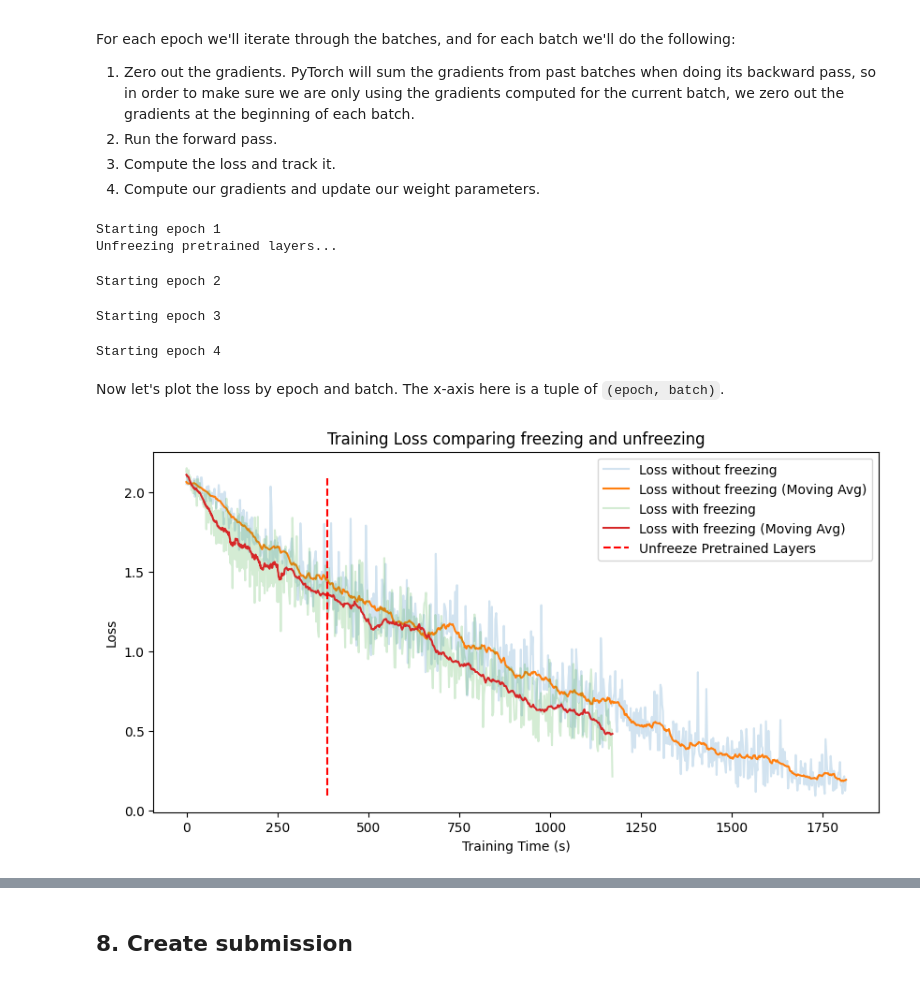
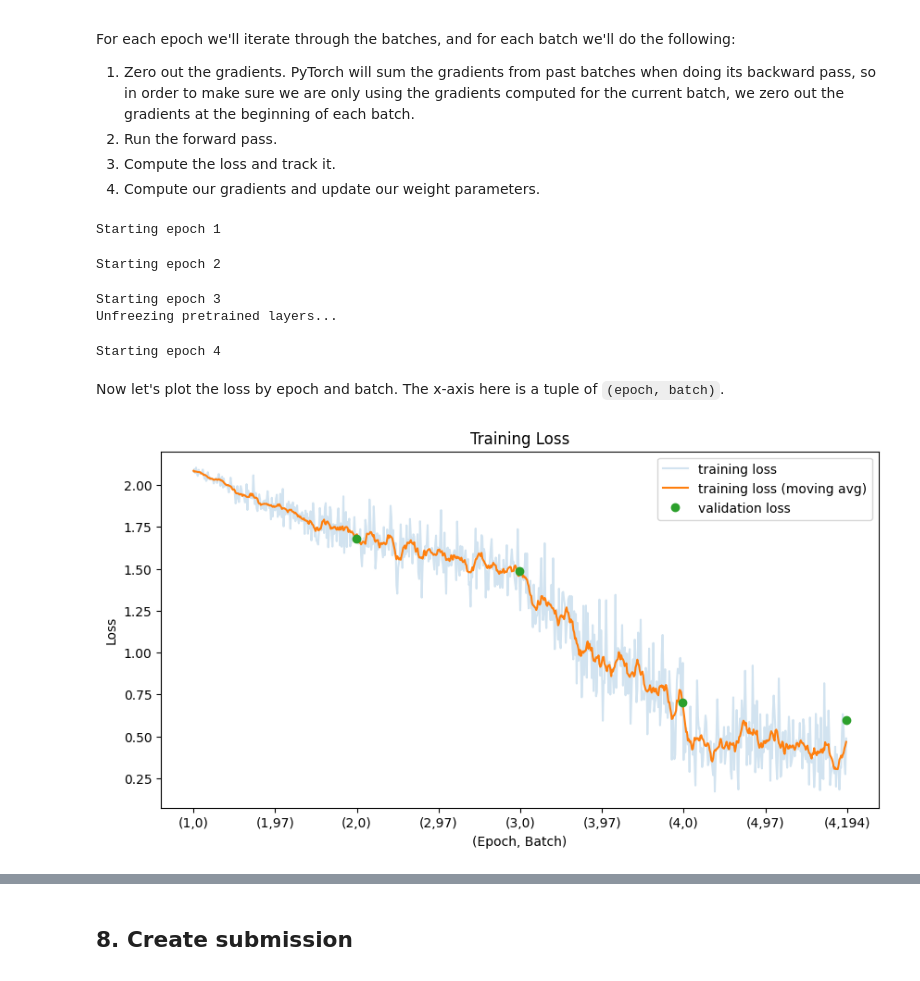
Before and after one commit to RicardoCLake/DL_project_-_Conser_vision, a Jupyter notebook: Ricardo/rick-01.ipynb, the cells around one changed output, grey strips where cells are left out. Cells and saved outputs as stored; diff of their text form; code cells hidden in the pictures.

```diff
--- a/Ricardo/rick-01.ipynb
+++ b/Ricardo/rick-01.ipynb
@@ -109,6 +111,6 @@ dtype: float64
 # %%
-calculate_x_y_histograms = False
-if calculate_x_y_histograms:
+CALCULATE_X_Y_HISTOGRAMS = False
+if CALCULATE_X_Y_HISTOGRAMS:
     import os
     from torchvision.io import read_image
     import matplotlib.pyplot as plt
@@ -242,4 +286,7 @@ Notice that we are also defining a set of **transformations**, which are defined
 from torch.utils.data import DataLoader
 
 train_dataset = ImagesDataset(x_train, y_train)
-train_dataloader = DataLoader(train_dataset, batch_size=32, num_workers=8)
+train_dataloader = DataLoader(train_dataset, batch_size=32, num_workers=8, shuffle=True)
+
+eval_dataset = ImagesDataset(x_eval, y_eval)
+eval_dataloader = DataLoader(eval_dataset, batch_size=32, num_workers=8)
@@ -280,13 +377,15 @@ Device: cuda
 Cross entropy loss (or log loss) is a commonly used loss function for multi-class (not multi-label) image classification. We'll use this to compute loss for each training batch and then update our parameters accordingly.
 # %%
 import torch.optim as optim
+from torch.optim.lr_scheduler import ExponentialLR
 
 # Loss function Definition
 criterion = nn.CrossEntropyLoss()
 
 # Optimizer definition
-def create_optimizer(model):
-    return optim.SGD(model.parameters(), lr=0.001, momentum=0.9)
+def create_optimizer(model, lr=0.0001):
+    optimizer = optim.Adam(model.parameters(), lr=lr, betas=(0.9, 0.999))
+    return optimizer
 
 optimizer = create_optimizer(model)
 # %% [markdown]
@@ -315,8 +414,10 @@ import playsound
 
 num_epochs = 4
 freeze_epochs = 2
+VALIDATE = True
 
 tracking_loss = {}
+validation_loss = {}
 
 # clear out the GPU memory cache
 torch.cuda.empty_cache()
@@ -354,6 +455,7 @@ for epoch in range(1, num_epochs + 1):
 
         # 3) compute the loss
         loss = criterion(outputs, batch["label"])
+        pbar.set_description(f"Loss: {loss.item():.4f}")
         # let's keep track of the loss by epoch and batch
         tracking_loss[(epoch, batch_n)] = float(loss)
 
@@ -365,49 +467,71 @@ for epoch in range(1, num_epochs + 1):
         # 5) clear out the GPU memory cache
         torch.cuda.empty_cache()
 
+    if VALIDATE:
+        ## Validation step, outside train mode, to avoid overfitting
+        model.eval()  # Set the model to evaluation mode
+        val_loss = 0.0  # Initialize validation loss
+
+        with torch.no_grad():  # Disable gradient calculation
+            for val_batch in eval_dataloader:
+                # Move the data to the GPU
+                val_batch["image"] = val_batch["image"].to(device)
+                val_batch["label"] = val_batch["label"].to(device)
+
+                # Forward pass
+                val_outputs = model(val_batch["image"])
+
+                # Compute validation loss
+                val_loss += criterion(val_outputs, val_batch["label"]).item()
+
+        # Store the average validation loss for this epoch
+        validation_loss[(epoch, len(train_dataloader)-1)] = val_loss / len(eval_dataloader)
+
+        # Switch back to training mode
+        model.train()
+
 
 playsound.playsound('notification.mp3')
 # %% [output]
 Starting epoch 1
-Unfreezing pretrained layers...
 Starting epoch 2
 Starting epoch 3
+Unfreezing pretrained layers...
 Starting epoch 4
 # %% [markdown]
 Now let's plot the loss by epoch and batch. The x-axis here is a tuple of `(epoch, batch)`.
 # %%
 # Choose X axis
-PLOT_X = "time" # "time" or "epoch"
+PLOT_X = "epoch" # "time" or "epoch"
 
 # Tracking loss
-#tracking_loss = pd.Series(tracking_loss)
-#tracking_loss.to_csv("tracking_loss.csv")
-tracking_loss = pd.read_csv("tracking_loss02.csv", index_col=[0, 1])
-freeze_epochs = 0
+tracking_loss = pd.Series(tracking_loss)
+tracking_loss.to_csv("tracking_loss.csv")
+validation_loss = pd.Series(validation_loss)
+validation_loss.to_csv("validation_loss.csv")
 
 # Time to plot the loss
 freeze_batches = len(train_dataloader)*freeze_epochs
 time = pd.Series(list(tracking_loss.index)).apply(lambda x: (x[0]-1)*len(train_dataloader) + x[1])
 time = time.apply(lambda x: x/1.46 if x <= freeze_batches  else (x-freeze_batches)*2.34 + freeze_batches/1.46)
 
 # Plot the loss
 plt.figure(figsize=(10, 5))
 if PLOT_X == "epoch":
-    tracking_loss.plot(alpha=0.2, label="loss")
-    tracking_loss.rolling(center=True, min_periods=1, window=10).mean().plot(label="loss (moving avg)")
-    plt.xticks(range(0, len(tracking_loss), 97), [f"({epoch},{batch})" for epoch, batch in tracking_loss.index[::97]])
+    tracking_loss.plot(alpha=0.2, label="training loss")
+    tracking_loss.rolling(center=True, min_periods=1, window=10).mean().plot(label="training loss (moving avg)")
+    plt.plot(range(len(train_dataloader)-1, len(tracking_loss)+1, len(train_dataloader)),validation_loss, "o", label="validation loss")
+    plt.xticks(range(0, len(tracking_loss)+1, 97), [f"({epoch},{batch})" for epoch, batch in tracking_loss.index[::97]]+[f"({num_epochs},{len(train_dataloader)})"])
     plt.xlabel("(Epoch, Batch)")
-else:
-    plt.plot(time, tracking_loss, alpha=0.2, label="Loss without freezing")
-    plt.plot(time, tracking_loss.rolling(center=True, min_periods=1, window=20).mean(), label="Loss without freezing (Moving Avg)")
-    plt.plot(time0, tracking_loss0, alpha=0.2, label="Loss with freezing")
-    plt.plot(time0, tracking_loss0.rolling(center=True, min_periods=1, window=20).mean(), label="Loss with freezing (Moving Avg)")
+if PLOT_X == "time":
+    plt.plot(time, tracking_loss, alpha=0.2, label="Loss")
+    plt.plot(time, tracking_loss.rolling(center=True, min_periods=1, window=10).mean(), label="Loss (Moving Avg)")
     plt.xlabel("Training Time (s)")
 
-plt.vlines(2*len(train_dataloader), tracking_loss.min(), tracking_loss.max(), linestyles='dashed', colors='r', label="Unfreeze Pretrained Layers")
-plt.title("Training Loss comparing freezing and unfreezing")
+# plt.vlines(2*len(train_dataloader), tracking_loss.min(), tracking_loss.max(), linestyles='dashed', colors='r', label="Unfreeze Pretrained Layers")
+plt.title("Training Loss")
 plt.ylabel("Loss")
 plt.legend(loc=0)
 plt.show()
 # %% [output]
-[figure, old version]
+[figure, new version]
```
Also changed, not shown: parts of 40 cells of this notebook, 3 other files.
